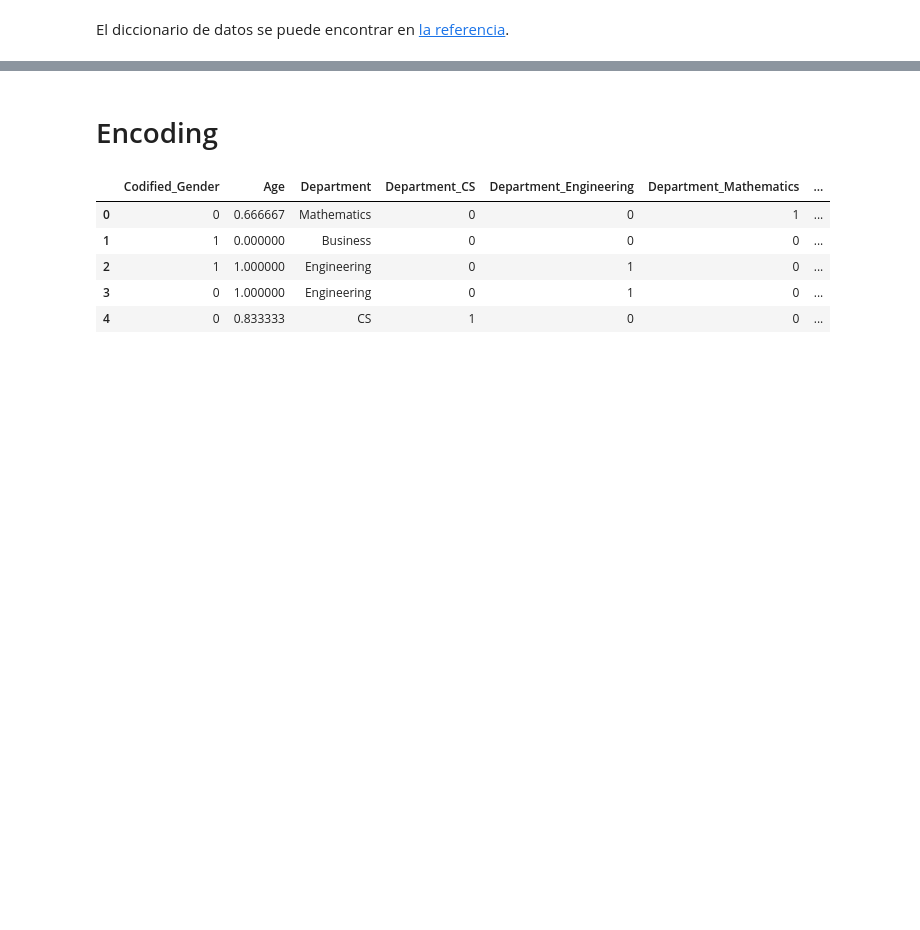
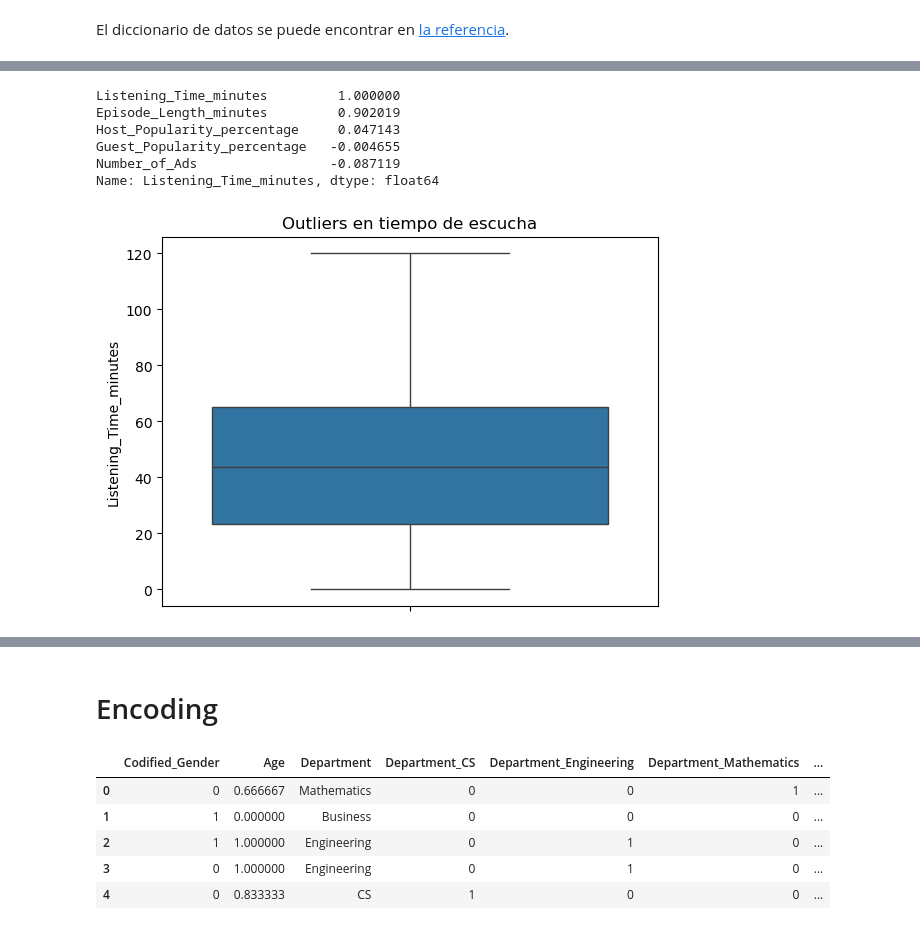
Before and after one commit to Javier-Etcheto/AprMaqI, a Jupyter notebook: TP.ipynb, the cells around one changed output, grey strips where cells are left out. Cells and saved outputs as stored; diff of their text form; code cells hidden in the pictures; blank space fills up the shorter version.

```diff
--- a/TP.ipynb
+++ b/TP.ipynb
@@ -64,0 +79,24 @@ El diccionario de datos se puede encontrar en [la referencia](https://www.kaggle
+# %%
+# Seleccionar solo las columnas numéricas relevantes
+numeric_cols = ['Episode_Length_minutes', 'Host_Popularity_percentage',
+                'Guest_Popularity_percentage', 'Number_of_Ads',
+                'Listening_Time_minutes']
+
+# Calcular la matriz de correlación
+correlation_matrix = df[numeric_cols].corr()
+
+# Mostrar solo la correlación con el target
+print(correlation_matrix['Listening_Time_minutes'].sort_values(ascending=False))
+# %% [output]
+Listening_Time_minutes         1.000000
+Episode_Length_minutes         0.902019
+Host_Popularity_percentage     0.047143
+Guest_Popularity_percentage   -0.004655
+Number_of_Ads                 -0.087119
+Name: Listening_Time_minutes, dtype: float64
+# %%
+sns.boxplot(y=df['Listening_Time_minutes'])
+plt.title("Outliers en tiempo de escucha")
+plt.show()
+# %% [output]
+[figure, added]
```
Also changed, not shown: parts of 6 cells of this notebook, 4 other files.
